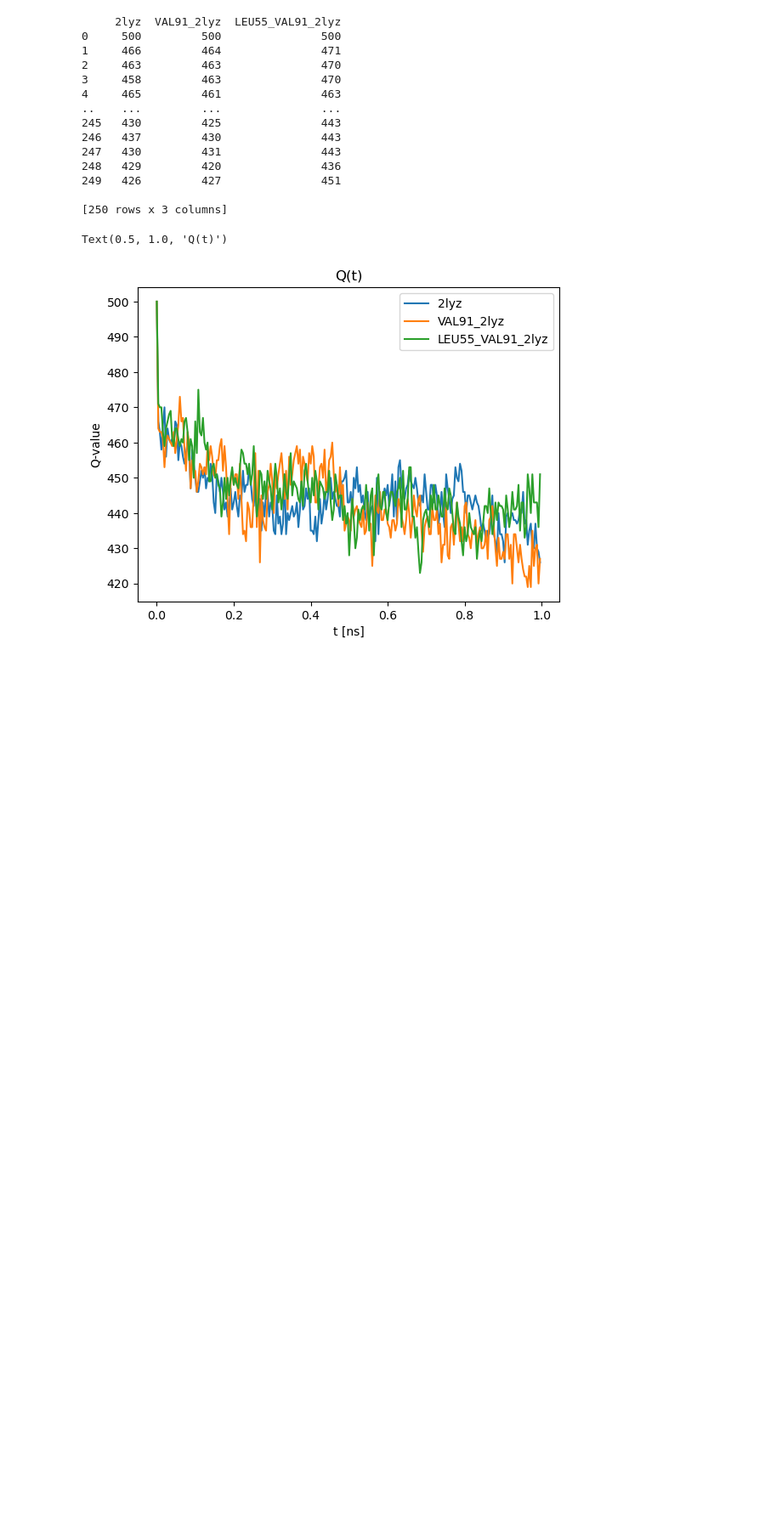
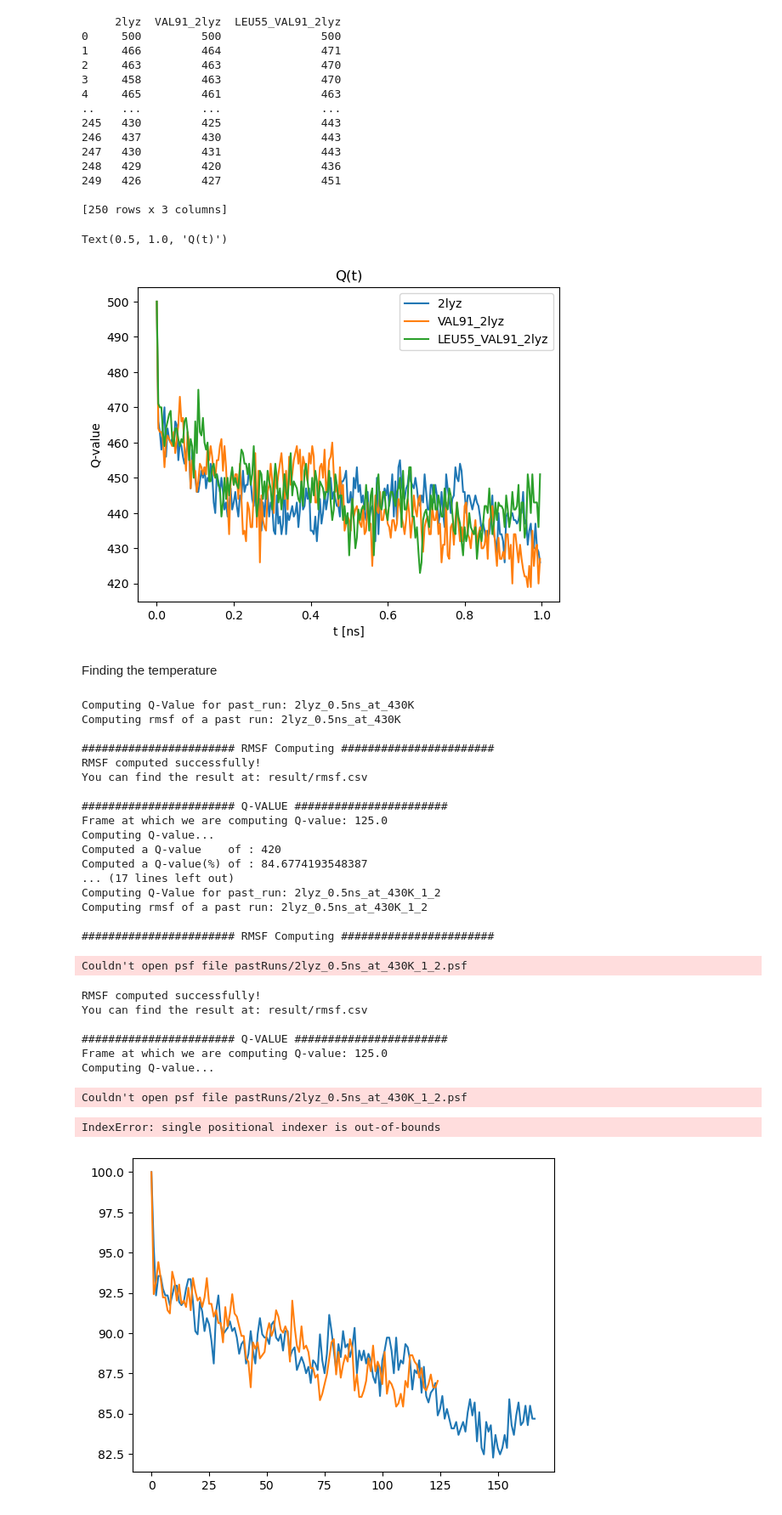
Before and after one commit to FilippoIspanico/Biomolecular-Modelling-Laboratory, a Jupyter notebook: automatedSimulation/sample.ipynb, the cells around one changed output. Shown at 85% size. Cells and saved outputs as stored; diff of their text form; code cells hidden in the pictures; blank space fills up the shorter version.

```diff
--- a/automatedSimulation/sample.ipynb
+++ b/automatedSimulation/sample.ipynb
@@ -72,3 +72,61 @@ plt.title("Q (t)")
 # %% [output]
 Text(0.5, 1.0, 'Q(t)')
 [figure]
+# %% [markdown]
+Finding the temperature
+# %%
+import pandas as pd
+import matplotlib.pyplot as plt
+from src.MDRunner import MDRunner
+from pathlib import Path
+
+
+runner = MDRunner()
+
+temperatures = [430, 500]
+for temperature in temperatures:
+    pastRun = f"2lyz_0.5ns_at_{temperature}K"
+    runner.computeQValue(past_run=pastRun)
+    df = pd.read_csv('log/native_contact.csv', header = 0)
+    plt.plot(df["qnc"], label = temperature)
+
+    i = 1
+    path = "pastRuns/" + pastRun + f"_{i}" + ".psf"
+    print(path)
+    while Path(path).exists():
+        pastRun += f"_{i}"
+        runner.computeQValue(past_run=pastRun)
+        df = pd.read_csv('log/native_contact.csv', header = 0)
+        plt.plot(df["qnc"], label = str(temperature)  + f"_{i}")
+        i += 1
+
+plt.legend()
+plt.show()
+# %% [output]
+Computing Q-Value for past_run: 2lyz_0.5ns_at_430K
+Computing rmsf of a past run: 2lyz_0.5ns_at_430K
+
+####################### RMSF Computing #######################
+RMSF computed successfully!
+You can find the result at: result/rmsf.csv
+
+####################### Q-VALUE #######################
+Frame at which we are computing Q-value: 125.0
+Computing Q-value...
+Computed a Q-value    of : 420
+Computed a Q-value(%) of : 84.6774193548387
+... (17 lines left out)
+Computing Q-Value for past_run: 2lyz_0.5ns_at_430K_1_2
+Computing rmsf of a past run: 2lyz_0.5ns_at_430K_1_2
+
+####################### RMSF Computing #######################
+Couldn't open psf file pastRuns/2lyz_0.5ns_at_430K_1_2.psf
+RMSF computed successfully!
+You can find the result at: result/rmsf.csv
+
+####################### Q-VALUE #######################
+Frame at which we are computing Q-value: 125.0
+Computing Q-value...
+Couldn't open psf file pastRuns/2lyz_0.5ns_at_430K_1_2.psf
+IndexError: single positional indexer is out-of-bounds
+[figure, added]
```
Also changed, not shown: 1 other file.
